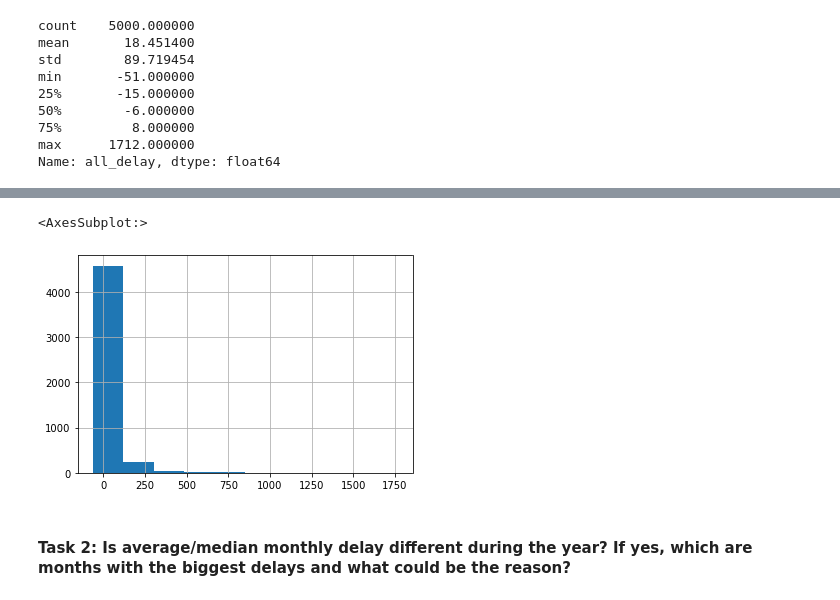
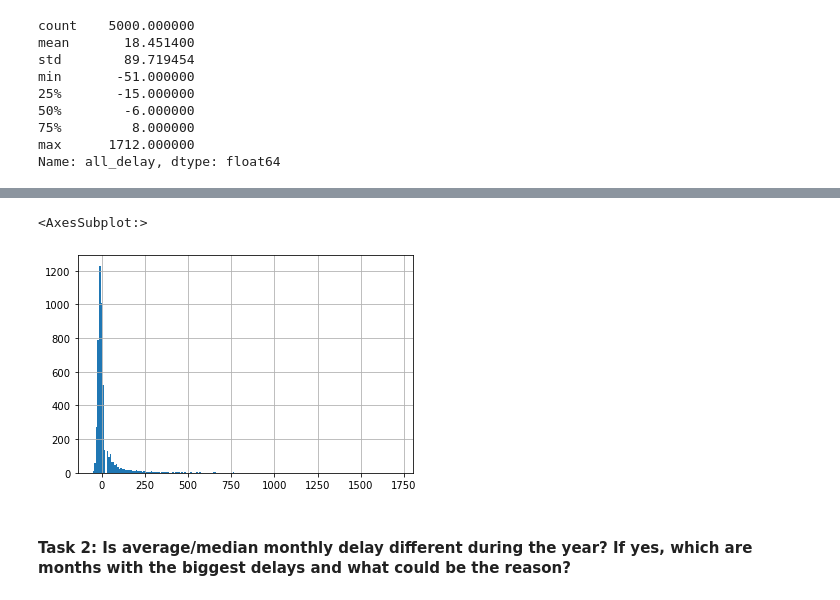
Before and after one commit to jamesjhjung/Flight_Delay_Project, a Jupyter notebook: exploratory_analysis_james.ipynb, the cells around one changed output, grey strips where cells are left out. Saved outputs shown, nothing was run; the diff lists cells and outputs as text; code cells hidden in the pictures.

```diff
--- a/exploratory_analysis_james.ipynb
+++ b/exploratory_analysis_james.ipynb
@@ -62,8 +75,8 @@ Name: all_delay, dtype: float64
 # %%
-df_flights['all_delay'].hist()
+df_flights['all_delay'].hist(bins = 200)
 # %% [output]
 <AxesSubplot:>
-[figure, old version]
+[figure, new version]
 # %% [markdown]
 #### **Task 2**: Is average/median monthly delay different during the year? If yes, which are months with the biggest delays and what could be the reason?
 # %%
```
Also changed, not shown: parts of 19 cells of this notebook, 1 other file.
